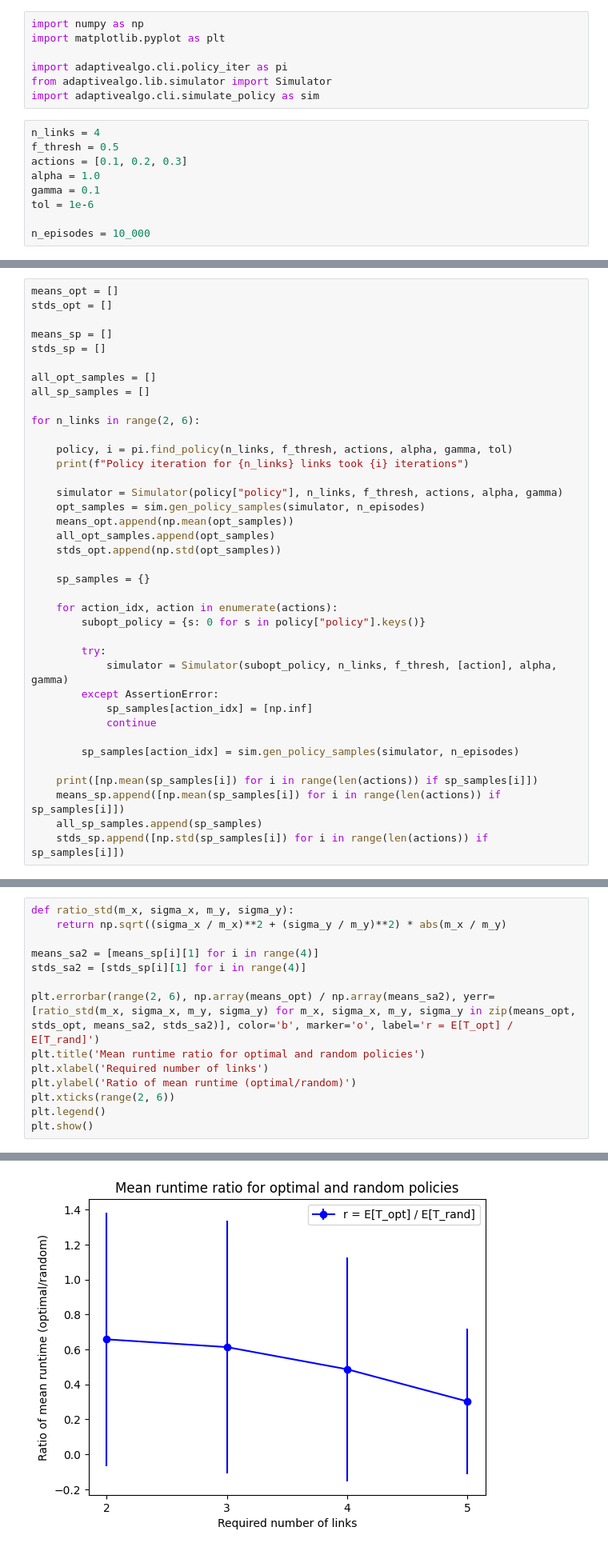
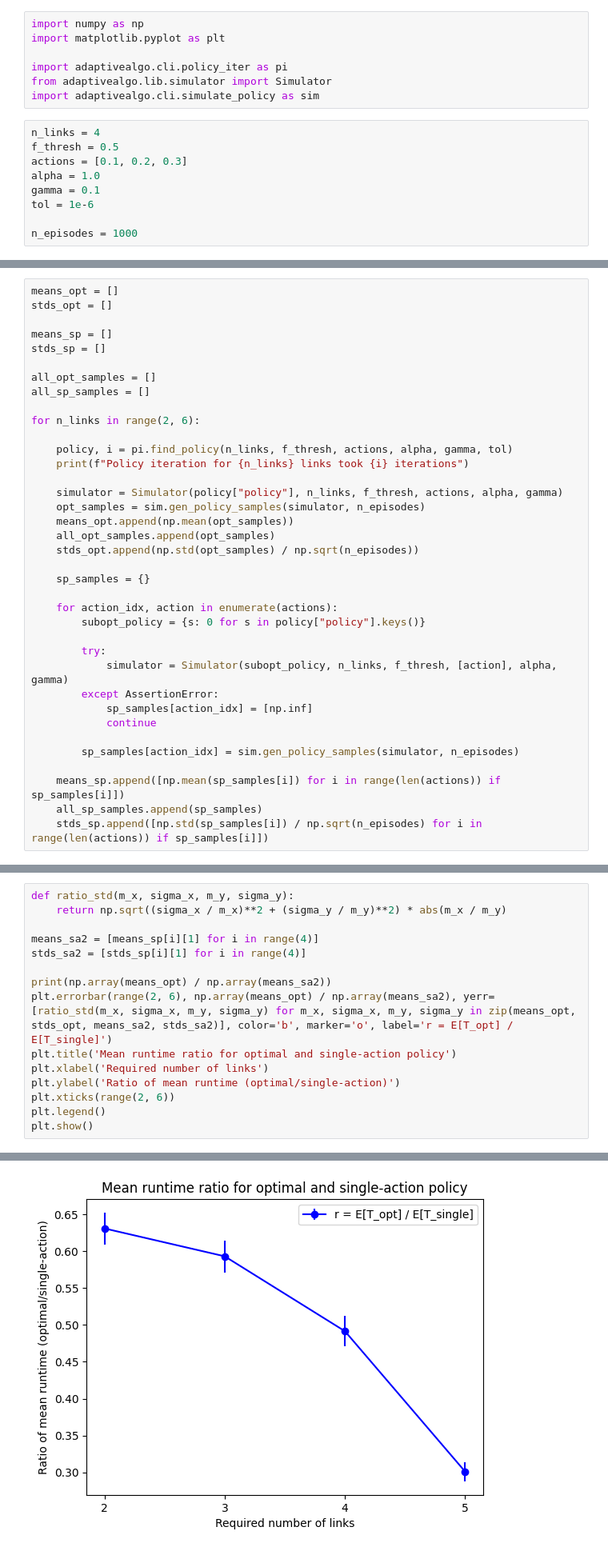
Before and after one commit to Bggoranoff/optimal-qn, a Jupyter notebook: src/adaptivealgo/experiments/experiment_single_protocol.ipynb, the cells around one changed output, grey strips where cells are left out. Shown at 80% size. Cells and saved outputs as stored; diff of their text form.

```diff
--- a/src/adaptivealgo/experiments/experiment_single_protocol.ipynb
+++ b/src/adaptivealgo/experiments/experiment_single_protocol.ipynb
@@ -13,7 +13,7 @@ alpha = 1.0
 gamma = 0.1
 tol = 1e-6
 
-n_episodes = 10_000
+n_episodes = 1000
 # %%
 policy, i = pi.find_policy(n_links, f_thresh, actions, alpha, gamma, tol)
 print(policy)
@@ -78,7 +78,7 @@ for n_links in range(2, 6):
     opt_samples = sim.gen_policy_samples(simulator, n_episodes)
     means_opt.append(np.mean(opt_samples))
     all_opt_samples.append(opt_samples)
-    stds_opt.append(np.std(opt_samples))
+    stds_opt.append(np.std(opt_samples) / np.sqrt(n_episodes))
 
     sp_samples = {}
 
@@ -93,9 +93,8 @@ for n_links in range(2, 6):
 
         sp_samples[action_idx] = sim.gen_policy_samples(simulator, n_episodes)
 
-    print([np.mean(sp_samples[i]) for i in range(len(actions)) if sp_samples[i]])
     means_sp.append([np.mean(sp_samples[i]) for i in range(len(actions)) if sp_samples[i]])
     all_sp_samples.append(sp_samples)
-    stds_sp.append([np.std(sp_samples[i]) for i in range(len(actions)) if sp_samples[i]])
+    stds_sp.append([np.std(sp_samples[i]) / np.sqrt(n_episodes) for i in range(len(actions)) if sp_samples[i]])
 # %% [output]
 Policy iteration for 2 links took 2 iterations
@@ -125,10 +120,11 @@ def ratio_std(m_x, sigma_x, m_y, sigma_y):
 means_sa2 = [means_sp[i][1] for i in range(4)]
 stds_sa2 = [stds_sp[i][1] for i in range(4)]
 
-plt.errorbar(range(2, 6), np.array(means_opt) / np.array(means_sa2), yerr=[ratio_std(m_x, sigma_x, m_y, sigma_y) for m_x, sigma_x, m_y, sigma_y in zip(means_opt, stds_opt, means_sa2, stds_sa2)], color='b', marker='o', label='r = E[T_opt] / E[T_rand]')
-plt.title('Mean runtime ratio for optimal and random policies')
+print(np.array(means_opt) / np.array(means_sa2))
+plt.errorbar(range(2, 6), np.array(means_opt) / np.array(means_sa2), yerr=[ratio_std(m_x, sigma_x, m_y, sigma_y) for m_x, sigma_x, m_y, sigma_y in zip(means_opt, stds_opt, means_sa2, stds_sa2)], color='b', marker='o', label='r = E[T_opt] / E[T_single]')
+plt.title('Mean runtime ratio for optimal and single-action policy')
 plt.xlabel('Required number of links')
-plt.ylabel('Ratio of mean runtime (optimal/random)')
+plt.ylabel('Ratio of mean runtime (optimal/single-action)')
 plt.xticks(range(2, 6))
 plt.legend()
 plt.show()
@@ -136 +133 @@ plt.show()
-[figure, old version]
+[figure, new version]
```
Also changed, not shown: parts of 6 cells of this notebook, 2 other files.
